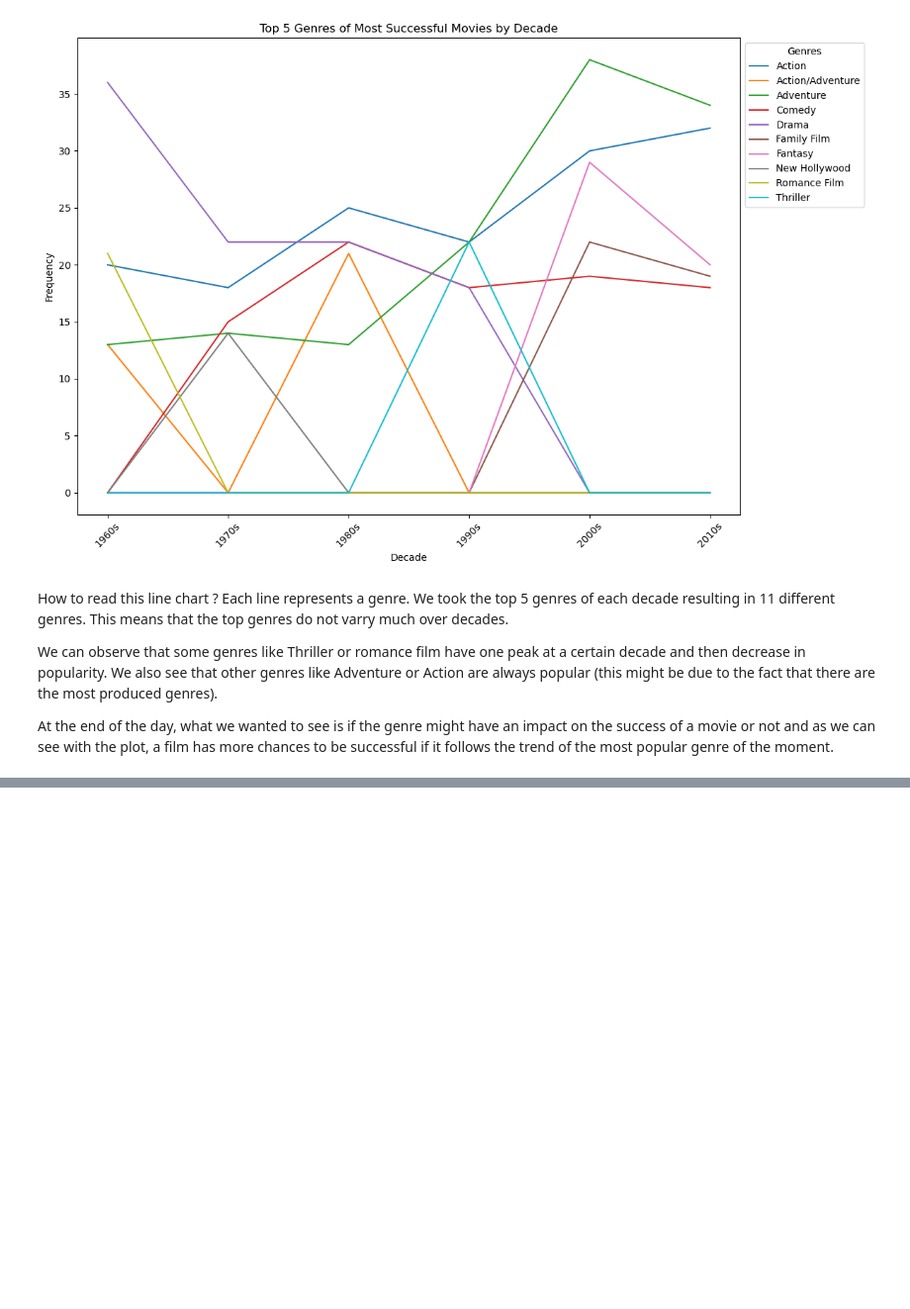
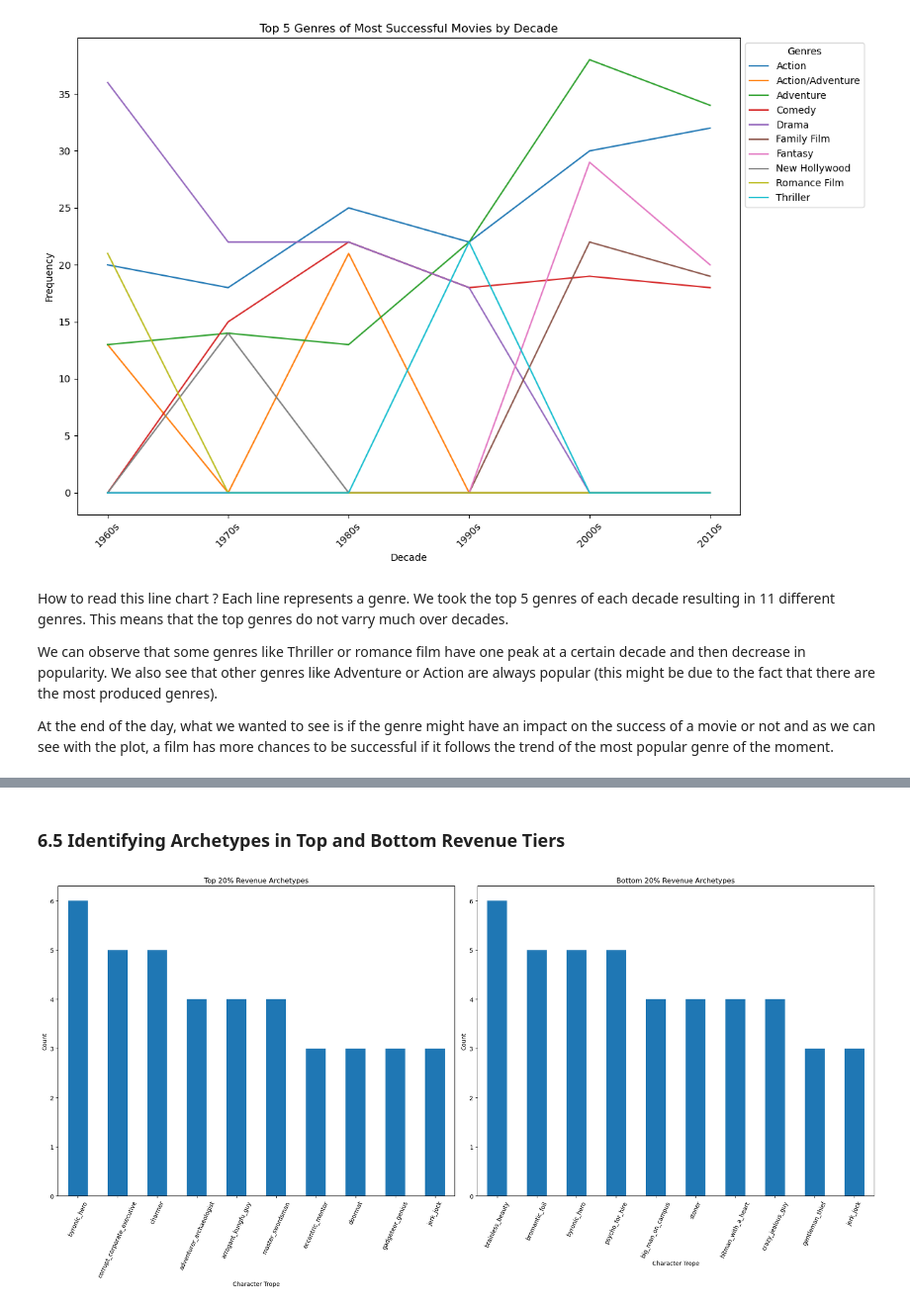
Before and after one commit to epfl-ada/ada-2024-project-data_brigada, a Jupyter notebook: results.ipynb, the cells around one changed output, grey strips where cells are left out. Shown at 99% size. Saved outputs shown, nothing was run; the diff lists cells and outputs as text; code cells hidden in the pictures; blank space fills up the shorter version.

```diff
--- a/results.ipynb
+++ b/results.ipynb
@@ -530,0 +611,7 @@ At the end of the day, what we wanted to see is if the genre might have an impac
+# %% [markdown]
+### 6.5 Identifying Archetypes in Top and Bottom Revenue Tiers
+# %%
+archetypeSuccess.top_bottom_tier(merged)
+# This helps to see if certain archetypes dominate in successful vs. less successful movies.
+# %% [output]
+[figure, added]
```
Also changed, not shown: parts of 17 cells of this notebook, 1 other file.
